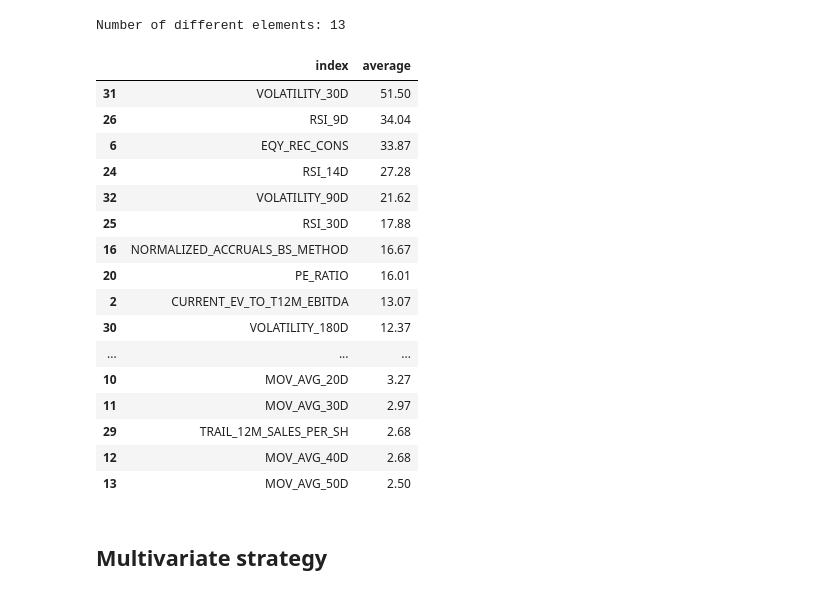
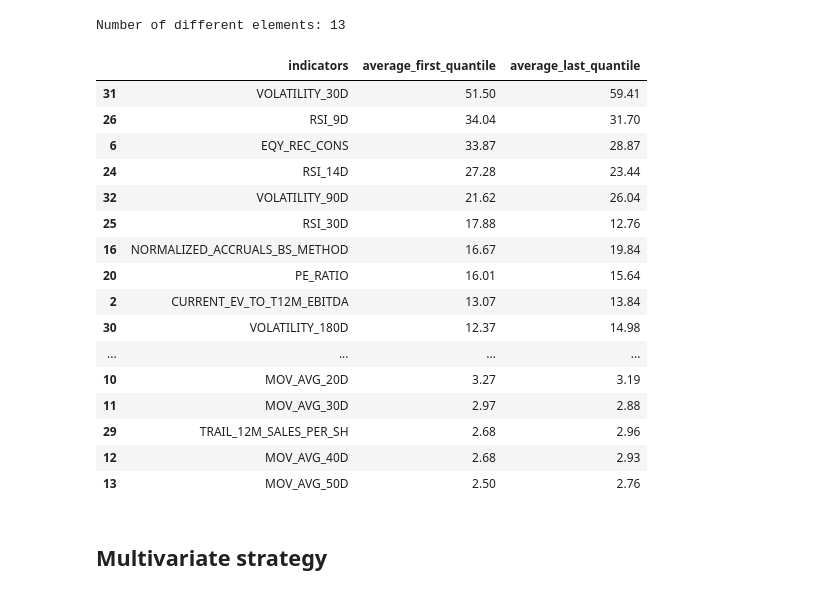
Before and after one commit to marta-brasola/FinancialMarketAnalytics, a Jupyter notebook: financial_09_01.ipynb, the cells around one changed output. Saved outputs shown, nothing was run; the diff lists cells and outputs as text; code cells hidden in the pictures.

```diff
--- a/financial_09_01.ipynb
+++ b/financial_09_01.ipynb
@@ -233,5 +255,7 @@ Da completare
 # %%
-best_stocks2 = pd.DataFrame(index=df.index, columns=indicators)
+first_quantile_stocks = pd.DataFrame(index=df.index, columns=indicators)
+last_quantile_stocks = pd.DataFrame(index=df.index, columns=indicators)
+
 
 # Loop through each indicator
 for ind in indicators:
@@ -239,4 +263,15 @@ for ind in indicators:
 
     # For each date, store the list of best stocks in the corresponding column
     for index, row in result_dfs[4].iterrows():
-        best_stocks2.loc[index, ind] = list(row.dropna().index)
+        first_quantile_stocks.loc[index, ind] = list(row.dropna().index)
+
+    for index, row in result_dfs[0].iterrows():
+        last_quantile_stocks.loc[index, ind] = list(row.dropna().index)
+
+
+first_quantile_date = first_quantile_stocks.reset_index()
+last_quantile_date = last_quantile_stocks.reset_index()
+
+
+turnover_first_quantile = pd.DataFrame(index = df.index)
+turnover_last_quantile = pd.DataFrame(index = df.index)
@@ -266,27 +316,31 @@ print(f"Number of different elements: {len(differences)}")
 # %% [output]
 Number of different elements: 13
-# %%
-stats = round(turnover_df.mean(),2).T.reset_index()
-stats.columns = ['index', 'average']
-stats.sort_values(by='average', ascending=False)
-# %% [output]
-|  | index | average |
-| 31 | VOLATILITY_30D | 51.50 |
-| 26 | RSI_9D | 34.04 |
-| 6 | EQY_REC_CONS | 33.87 |
-| 24 | RSI_14D | 27.28 |
-| 32 | VOLATILITY_90D | 21.62 |
-| 25 | RSI_30D | 17.88 |
-| 16 | NORMALIZED_ACCRUALS_BS_METHOD | 16.67 |
-| 20 | PE_RATIO | 16.01 |
-| 2 | CURRENT_EV_TO_T12M_EBITDA | 13.07 |
-| 30 | VOLATILITY_180D | 12.37 |
-| ... | ... | ... |
-| 10 | MOV_AVG_20D | 3.27 |
-| 11 | MOV_AVG_30D | 2.97 |
-| 29 | TRAIL_12M_SALES_PER_SH | 2.68 |
-| 12 | MOV_AVG_40D | 2.68 |
-| 13 | MOV_AVG_50D | 2.50 |
+# %%
+stats = round(turnover_first_quantile.mean(),2).T.reset_index()
+stats.columns = ['indicators', 'average_first_quantile']
+stats2 = round(turnover_last_quantile.mean(),2).reset_index()
+stats2.columns = ['indicators', 'average_last_quantile']
+stats = stats.merge(stats2, how='inner', on='indicators')
+# %%
+stats.sort_values(by='average_first_quantile', ascending=False)
+# %% [output]
+|  | indicators | average_first_quantile | average_last_quantile |
+| 31 | VOLATILITY_30D | 51.50 | 59.41 |
+| 26 | RSI_9D | 34.04 | 31.70 |
+| 6 | EQY_REC_CONS | 33.87 | 28.87 |
+| 24 | RSI_14D | 27.28 | 23.44 |
+| 32 | VOLATILITY_90D | 21.62 | 26.04 |
+| 25 | RSI_30D | 17.88 | 12.76 |
+| 16 | NORMALIZED_ACCRUALS_BS_METHOD | 16.67 | 19.84 |
+| 20 | PE_RATIO | 16.01 | 15.64 |
+| 2 | CURRENT_EV_TO_T12M_EBITDA | 13.07 | 13.84 |
+| 30 | VOLATILITY_180D | 12.37 | 14.98 |
+| ... | ... | ... | ... |
+| 10 | MOV_AVG_20D | 3.27 | 3.19 |
+| 11 | MOV_AVG_30D | 2.97 | 2.88 |
+| 29 | TRAIL_12M_SALES_PER_SH | 2.68 | 2.96 |
+| 12 | MOV_AVG_40D | 2.68 | 2.93 |
+| 13 | MOV_AVG_50D | 2.50 | 2.76 |
 # %% [markdown]
 ## Multivariate strategy
 # %%
```
Also changed, not shown: parts of 26 cells of this notebook.
